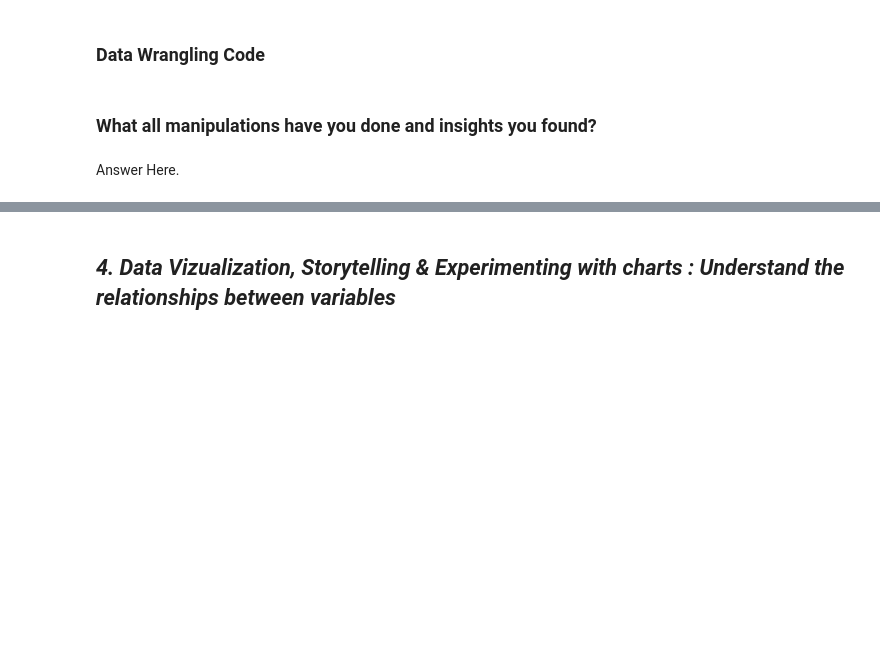
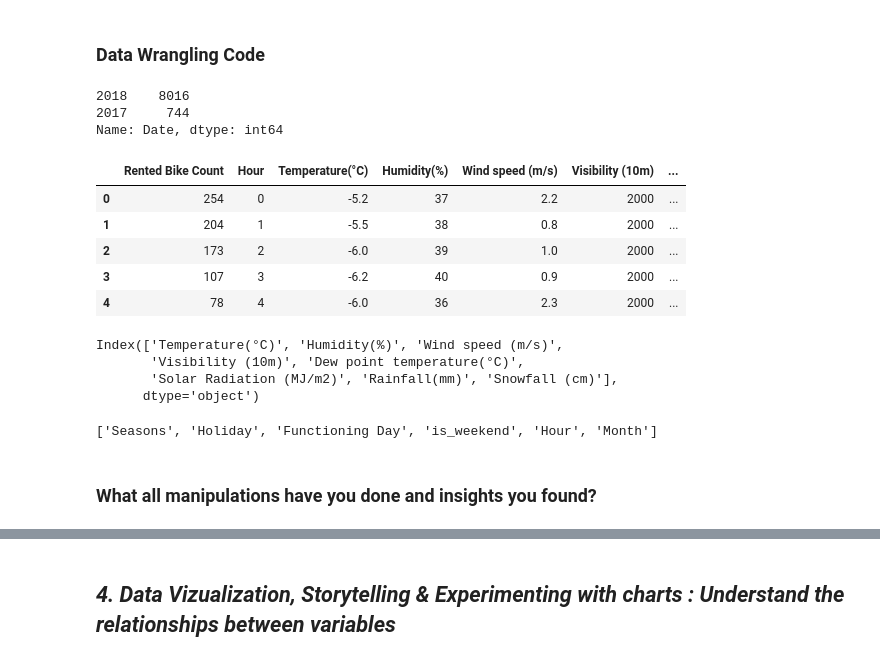
Before and after one commit to Dheeraj-Budhlakoti/Regression_Project_Bike_Sharing_Demand_Prediction, a Jupyter notebook: Capstone_Project_Regression_Bike_Sharing_Demand_Prediction.ipynb, the cells around one changed output, grey strips where cells are left out. Saved outputs shown, nothing was run; the diff lists cells and outputs as text; code cells hidden in the pictures; blank space fills up the shorter version.

```diff
--- a/Capstone_Project_Regression_Bike_Sharing_Demand_Prediction.ipynb
+++ b/Capstone_Project_Regression_Bike_Sharing_Demand_Prediction.ipynb
@@ -285,4 +292,44 @@ Details about data:
+# %%
+# Checking the years for which dataset is given
+df['Date'].dt.year.value_counts()
+# %% [output]
+2018    8016
+2017     744
+Name: Date, dtype: int64
+# %%
+# Extracting month from Date
+df['Month']=df['Date'].dt.month
+
+# Extracting week day name from Date
+df['WeekDay']=df['Date'].dt.day_name()
+
+# Creating weekend or not column from Weekday
+df['is_weekend']=np.where(df['WeekDay'].isin(['Sunday','Saturday']),1,0)
+
+# Droping Date and Weekday column
+df=df.drop(columns=['Date','WeekDay'])
+
+df.head()
+# %% [output]
+|  | Rented Bike Count | Hour | Temperature(°C) | Humidity(%) | Wind speed (m/s) | Visibility (10m) | ... |
+| 0 | 254 | 0 | -5.2 | 37 | 2.2 | 2000 | ... |
+| 1 | 204 | 1 | -5.5 | 38 | 0.8 | 2000 | ... |
+| 2 | 173 | 2 | -6.0 | 39 | 1.0 | 2000 | ... |
+| 3 | 107 | 3 | -6.2 | 40 | 0.9 | 2000 | ... |
+| 4 | 78 | 4 | -6.0 | 36 | 2.3 | 2000 | ... |
+# %%
+numerical_features=df.describe().columns.drop(['is_weekend','Rented Bike Count','Hour','Month'])
+numerical_features
+# %% [output]
+Index(['Temperature(°C)', 'Humidity(%)', 'Wind speed (m/s)',
+       'Visibility (10m)', 'Dew point temperature(°C)',
+       'Solar Radiation (MJ/m2)', 'Rainfall(mm)', 'Snowfall (cm)'],
+      dtype='object')
+# %%
+categorical_features = list(df.describe(include=['object','category']).columns)
+categorical_features.extend(['is_weekend','Hour','Month'])
+categorical_features
+# %% [output]
+['Seasons', 'Holiday', 'Functioning Day', 'is_weekend', 'Hour', 'Month']
 # %% [markdown]
 ### What all manipulations have you done and insights you found?
-# %% [markdown]
-Answer Here.
```
Also changed, not shown: parts of 29 cells of this notebook.
